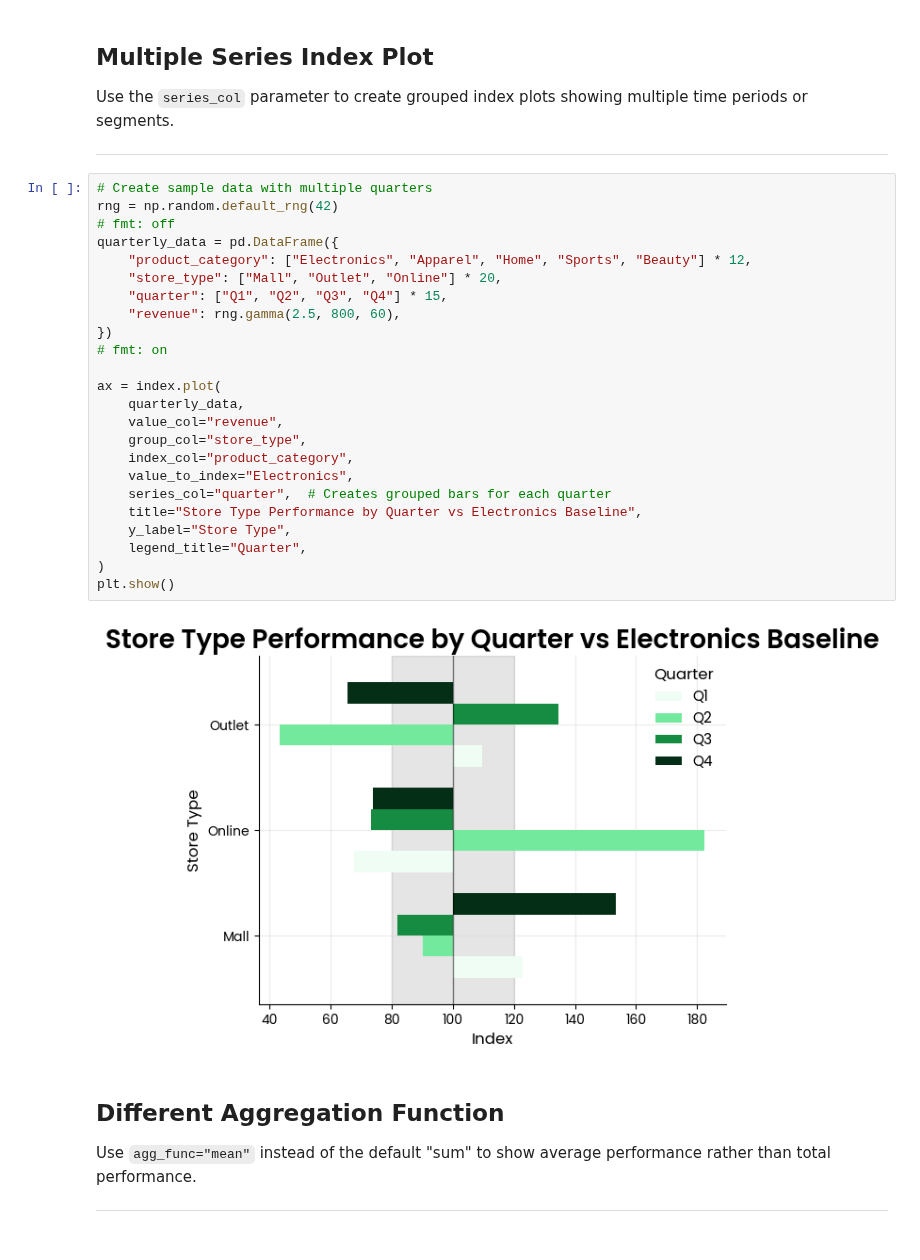
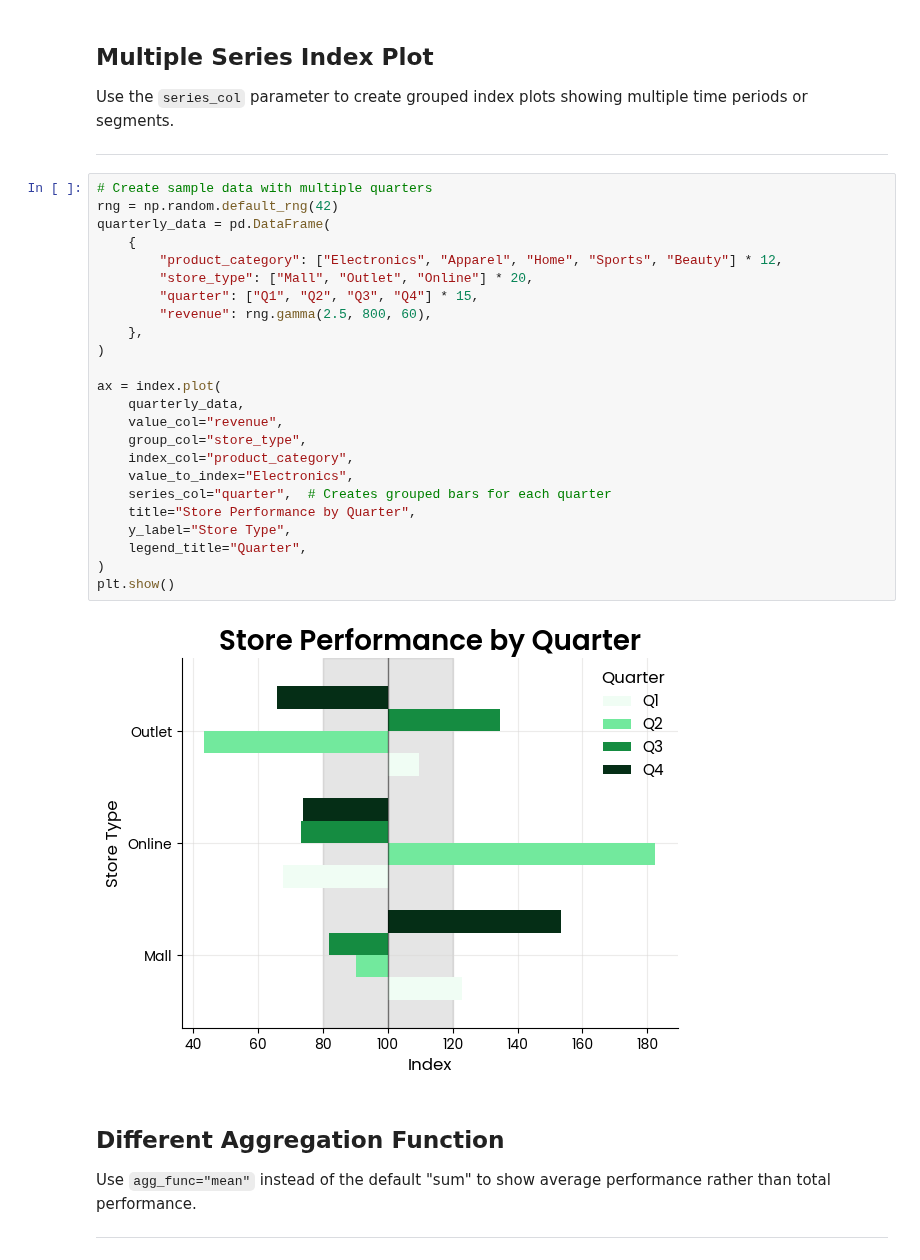
Before and after one commit to Data-Simply/pyretailscience, a Jupyter notebook: docs/gallery/plots/index_plot.ipynb, the cells around one changed output. Drawn from its saved outputs; the diff is of its cells as text.

```diff
--- a/docs/gallery/plots/index_plot.ipynb
+++ b/docs/gallery/plots/index_plot.ipynb
@@ -53,29 +65,29 @@ Use the `series_col` parameter to create grouped index plots showing multiple ti
 # %%
 # Create sample data with multiple quarters
 rng = np.random.default_rng(42)
-# fmt: off
-quarterly_data = pd.DataFrame({
-    "product_category": ["Electronics", "Apparel", "Home", "Sports", "Beauty"] * 12,
-    "store_type": ["Mall", "Outlet", "Online"] * 20,
-    "quarter": ["Q1", "Q2", "Q3", "Q4"] * 15,
-    "revenue": rng.gamma(2.5, 800, 60),
-})
-# fmt: on
+quarterly_data = pd.DataFrame(
+    {
+        "product_category": ["Electronics", "Apparel", "Home", "Sports", "Beauty"] * 12,
+        "store_type": ["Mall", "Outlet", "Online"] * 20,
+        "quarter": ["Q1", "Q2", "Q3", "Q4"] * 15,
+        "revenue": rng.gamma(2.5, 800, 60),
+    },
+)
 
 ax = index.plot(
     quarterly_data,
     value_col="revenue",
     group_col="store_type",
     index_col="product_category",
     value_to_index="Electronics",
     series_col="quarter",  # Creates grouped bars for each quarter
-    title="Store Type Performance by Quarter vs Electronics Baseline",
+    title="Store Performance by Quarter",
     y_label="Store Type",
     legend_title="Quarter",
 )
 plt.show()
 # %% [output]
-[figure, old version]
+[figure, new version]
 # %% [markdown]
 ## Different Aggregation Function
 
```
Also changed, not shown: parts of 13 cells of this notebook.
